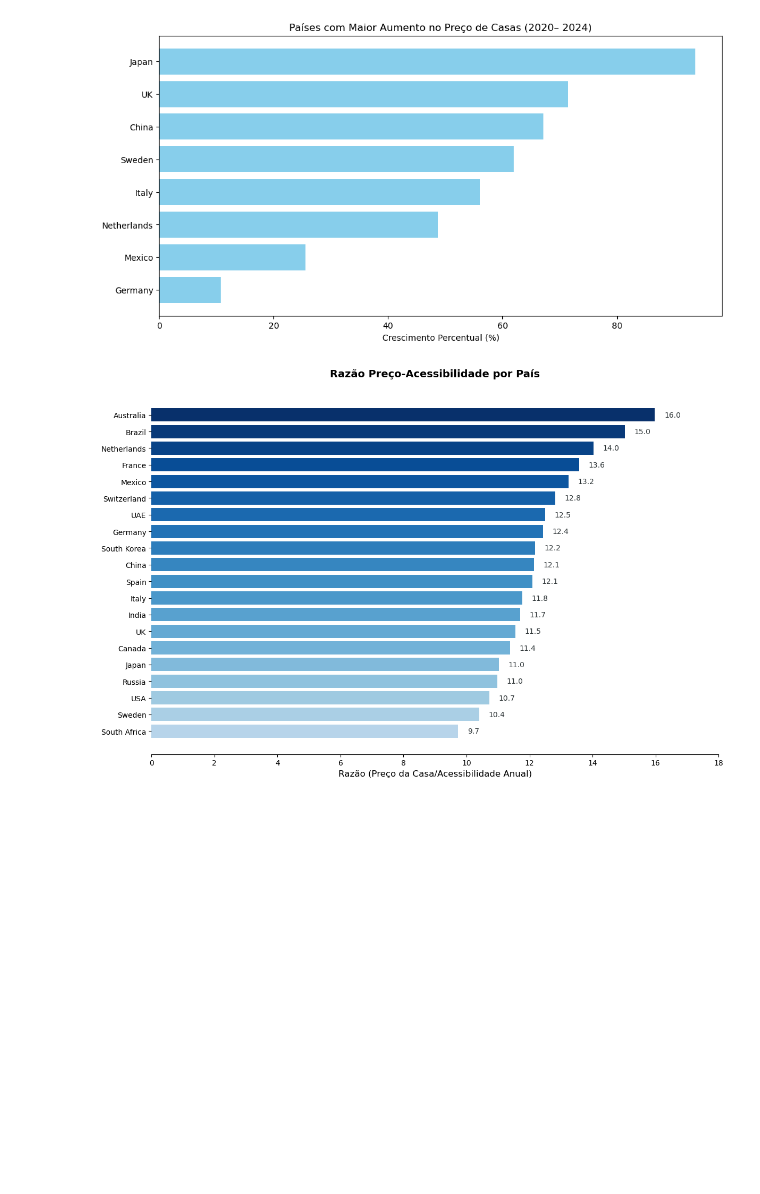
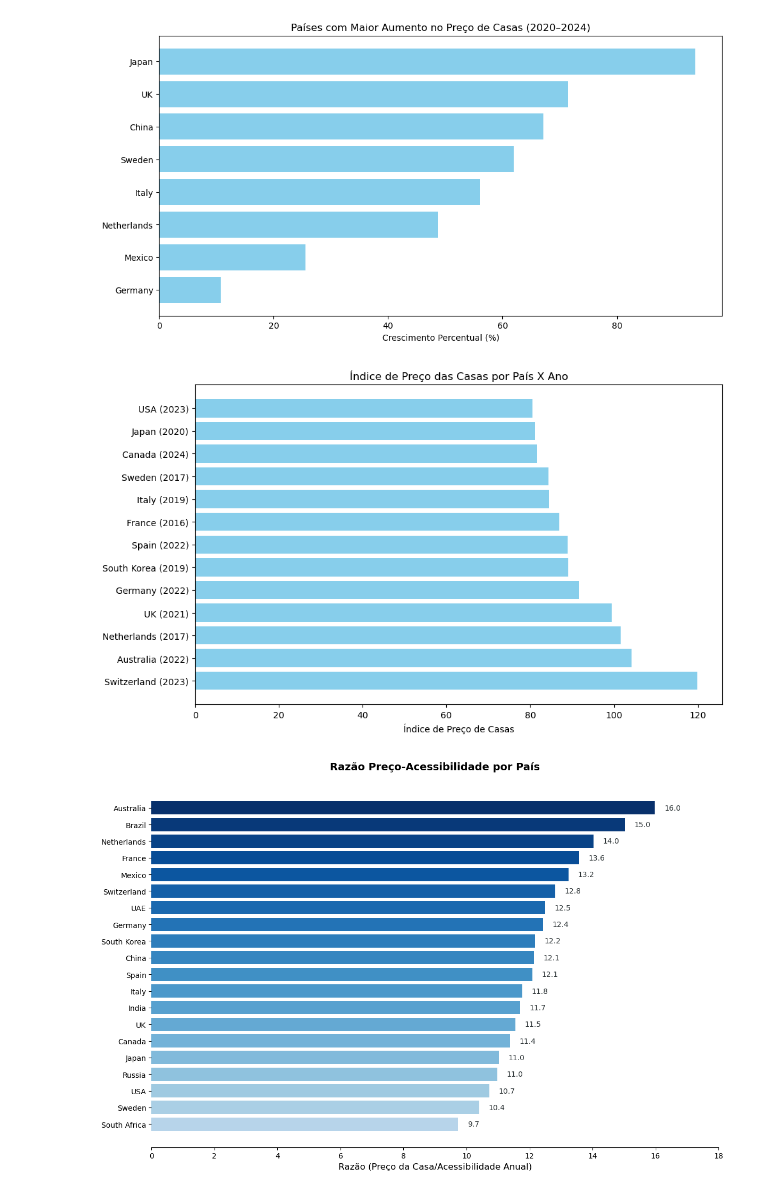
Before and after one commit to AndreiKwok/AED-Mercado-Imobiliario, a Jupyter notebook: AED - Mercado Imobiliario.ipynb, the cells around one changed output. Drawn from its saved outputs; the diff is of its cells as text; code cells hidden in the pictures; blank space fills up the shorter version.

Commit message:
add more one graphic in the main archive

```diff
--- a/AED - Mercado Imobiliario.ipynb
+++ b/AED - Mercado Imobiliario.ipynb
@@ -39,6 +39,10 @@ top_country = process.get_best_countries_with_growth(years[0], years[1], qtd)
 plt.countries_growth(top_country, years[0], years[1])
 # %% [output]
 [figure]
+# %%
+plt.plot_index_house_price(process.years_fall_prices())
+# %% [output]
+[figure, added]
 # %%
 plt.plot_reason_price_income_house(process.get_df_reason_price_income())
 # %% [output]
```
